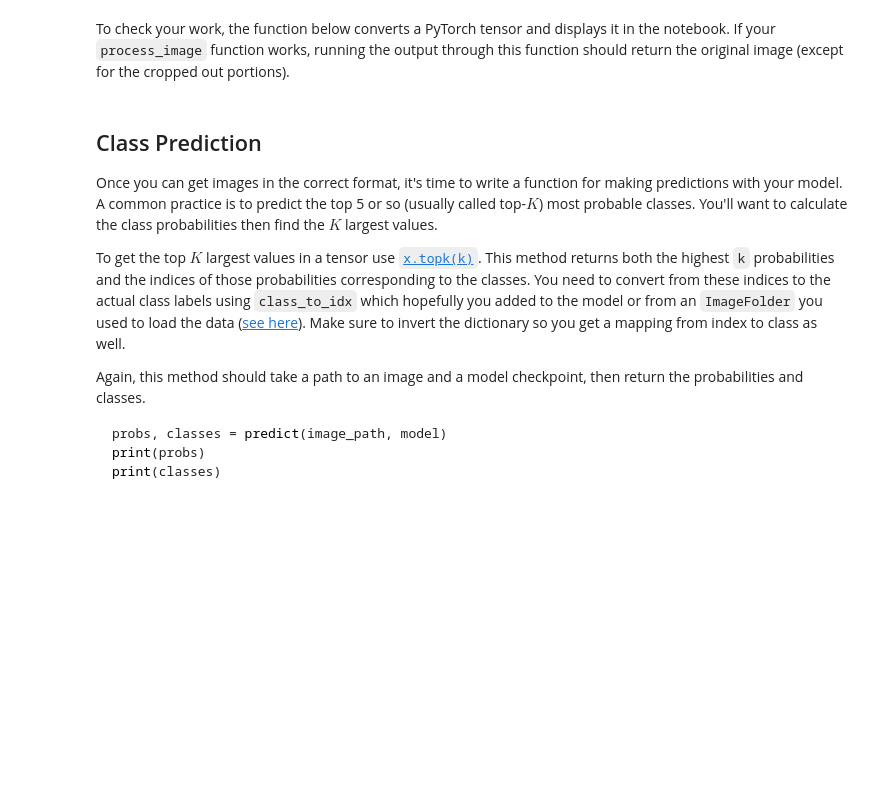
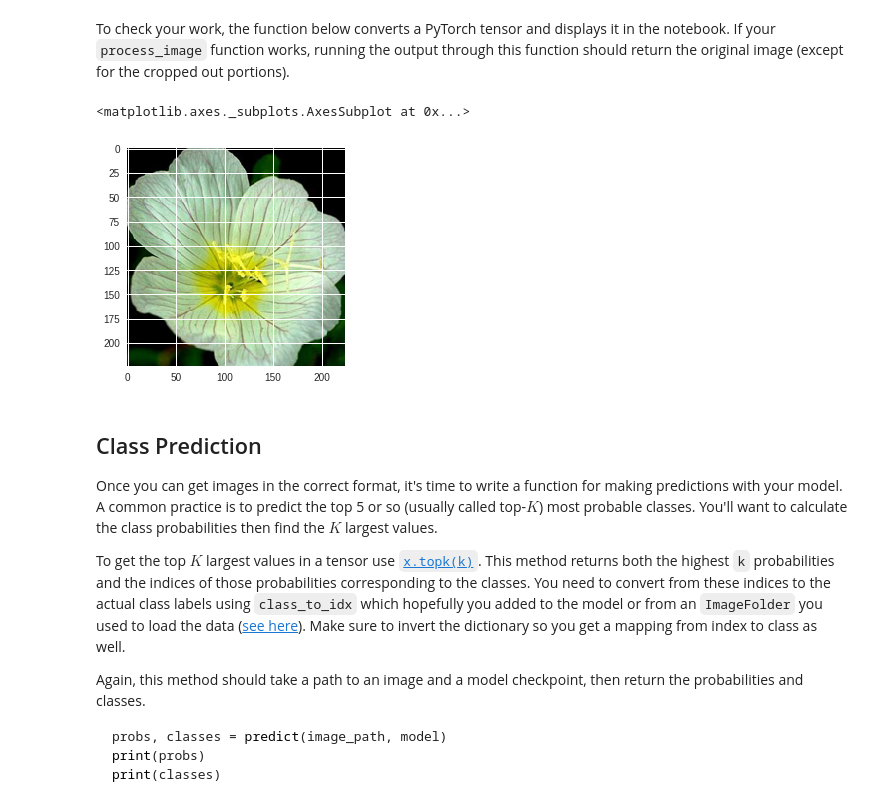
Before and after one commit to joaopamaral/pytorch_challenge, a Jupyter notebook: Image Classifier Project.ipynb, the cells around one changed output. Cells and saved outputs as stored; diff of their text form; code cells hidden in the pictures; blank space fills up the shorter version.

```diff
--- a/Image Classifier Project.ipynb
+++ b/Image Classifier Project.ipynb
@@ -332,12 +334,12 @@ Now that your network is trained, save the model so you can load it later for ma
 Remember that you'll want to completely rebuild the model later so you can use it for inference. Make sure to include any information you need in the checkpoint. If you want to load the model and keep training, you'll want to save the number of epochs as well as the optimizer state, `optimizer.state_dict`. You'll likely want to use this trained model in the next part of the project, so best to save it now.
 # %%
 # TODO: Save the checkpoint
-model.class_to_idx = train_datasets.class_to_idx
+# model.class_to_idx = train_datasets.class_to_idx
 
-torch.save(model, 'model.pth')
+# torch.save(model, 'model.pth')
 
-if IN_COLAB:
-    !cp model.pth 'gdrive/My Drive/pytorch_challenge_models/model.pth'
+# if IN_COLAB:
+#     !cp model.pth 'gdrive/My Drive/pytorch_challenge_models/model.pth'
 # %% [markdown]
 ## Loading the checkpoint
 
@@ -345,4 +347,5 @@ At this point it's good to write a function that can load a checkpoint and rebui
 # %%
 # TODO: Write a function that loads a checkpoint and rebuilds the model
 if IN_COLAB:
-    model.load_state_dict(torch.load('gdrive/My Drive/pytorch_challenge_models/model_augmented_resnet_152_4.pt'))
+    model = torch.load('gdrive/My Drive/pytorch_challenge_models/model.pth')
+    print('Model Loaded!')
@@ -382,3 +380,27 @@ def process_image(image):
+# %%
+def process_image(image):
+    ''' Scales, crops, and normalizes a PIL image for a PyTorch model,
+        returns an Numpy array
+    '''
+
+    # TODO: Process a PIL image for use in a PyTorch model
+    image.thumbnail((256 if min(image.size) == image.size[0] else image.size[0],
+                     256 if min(image.size) == image.size[1] else image.size[1]))
+
+    width, height = image.size   # Get dimensions
+
+    left = (width - 224)/2
+    top = (height - 224)/2
+    right = (width + 224)/2
+    bottom = (height + 224)/2
+
+    image = image.crop((left, top, right, bottom))
+
+    np_image = np.array(image)/256
+    np_image = np.divide(np.subtract(np_image, mean), std)
+
+    np_image = np_image.transpose(2, 0, 1)
+    return torch.from_numpy(np_image)
 # %% [markdown]
 To check your work, the function below converts a PyTorch tensor and displays it in the notebook. If your `process_image` function works, running the output through this function should return the original image (except for the cropped out portions).
 # %%
@@ -402,6 +424,13 @@ def imshow(image, ax=None, title=None):
     ax.imshow(image)
 
     return ax
+# %%
+# Test function
+im = Image.open("flower_data/valid/1/image_06739.jpg")
+imshow(process_image(im))
+# %% [output]
+<matplotlib.axes._subplots.AxesSubplot at 0x...>
+[figure, added]
 # %% [markdown]
 ## Class Prediction
 
```
Also changed, not shown: parts of 6 cells of this notebook.
